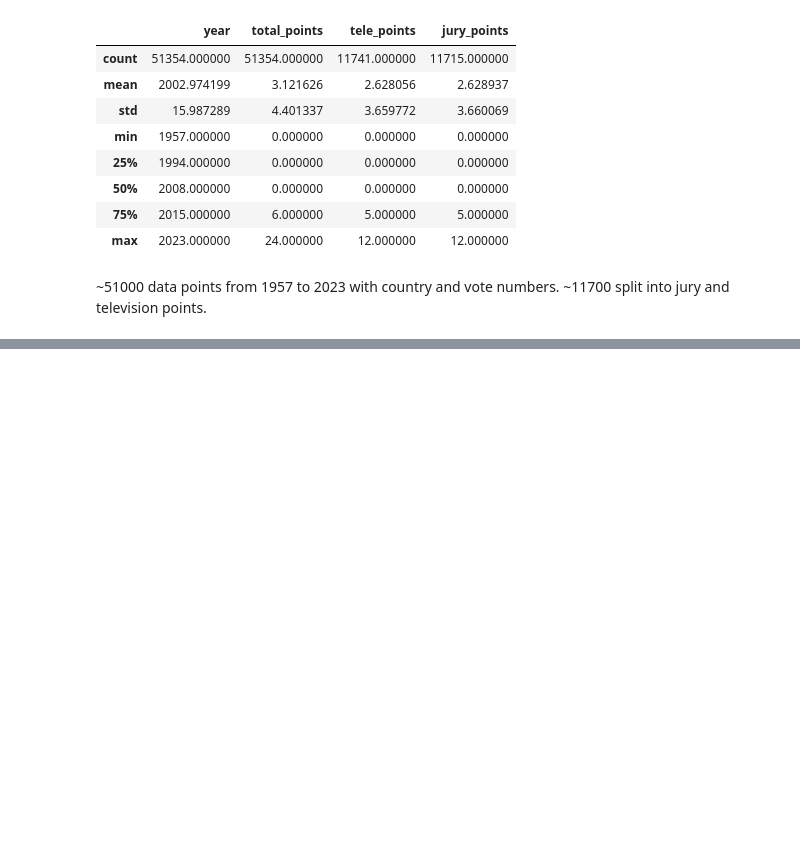
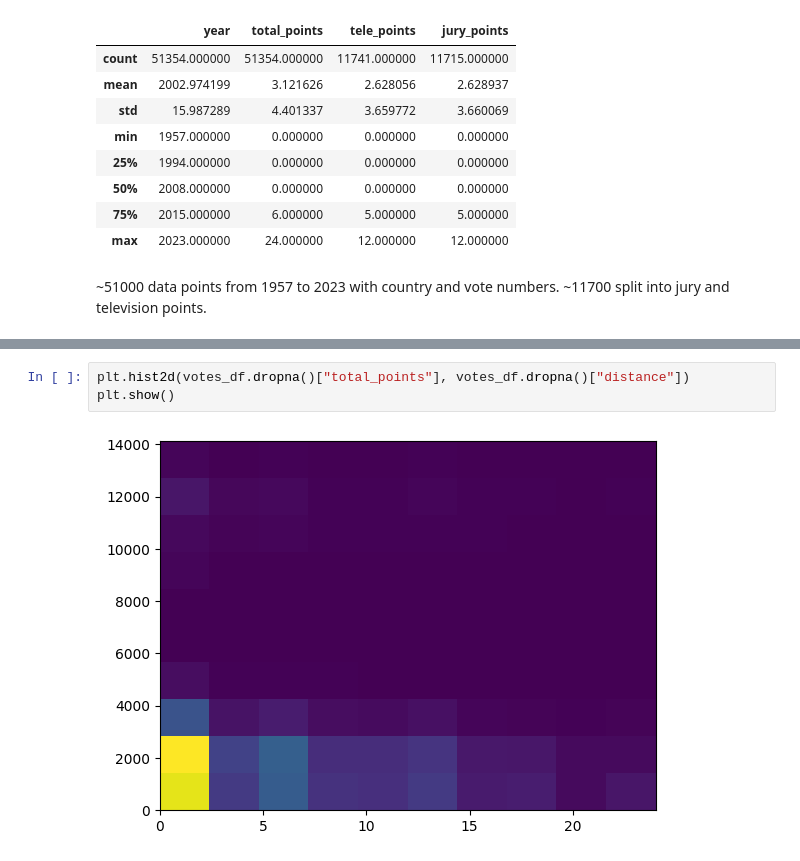
Before and after one commit to kluedemann/eurovision-voting-analysis, a Jupyter notebook: src/preliminary_analysis.ipynb, the cells around one changed output, grey strips where cells are left out. Saved outputs shown, nothing was run; the diff lists cells and outputs as text; blank space fills up the shorter version.

```diff
--- a/src/preliminary_analysis.ipynb
+++ b/src/preliminary_analysis.ipynb
@@ -38,0 +76,5 @@ df.describe()
+# %%
+plt.hist2d(votes_df.dropna()["total_points"], votes_df.dropna()["distance"])
+plt.show()
+# %% [output]
+[figure, added]
```
Also changed, not shown: parts of 9 cells of this notebook.
